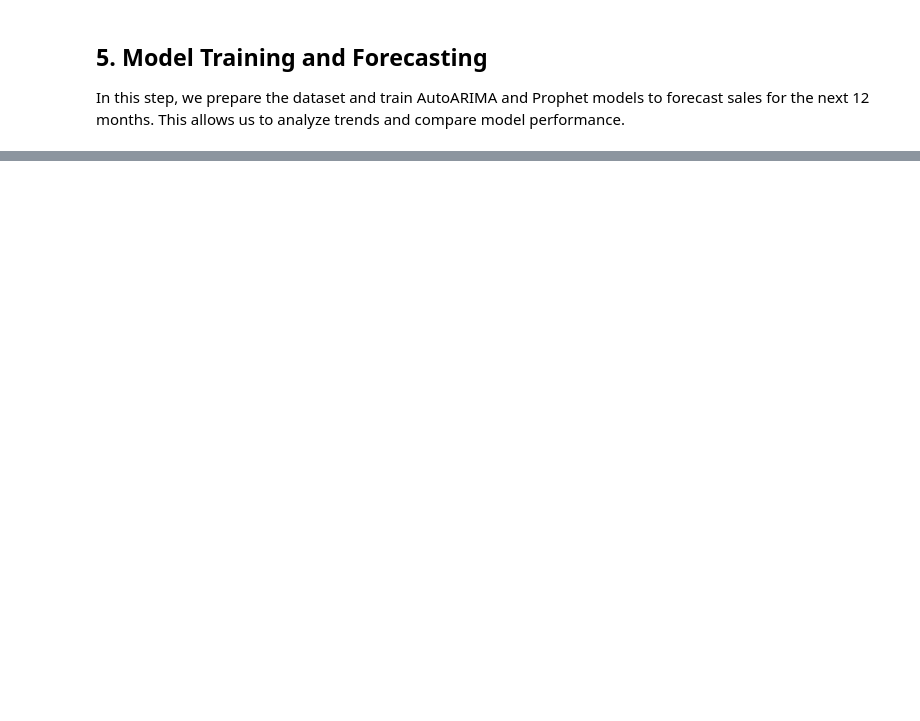
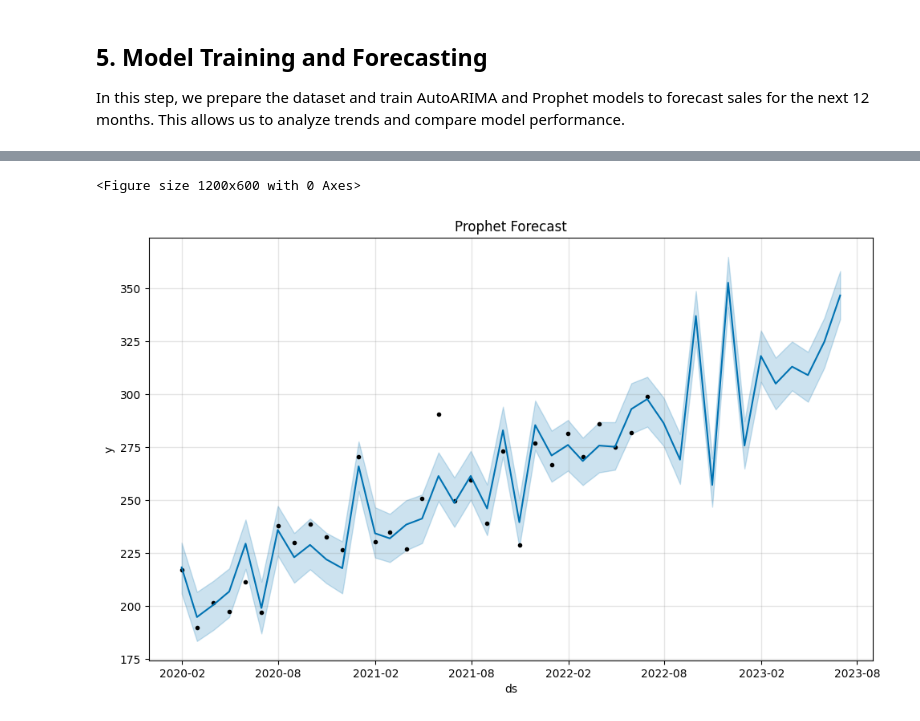
Before and after one commit to victoriousvictor42/Sales-Forecasting, a Jupyter notebook: Sales_Forecasting_Using_Time_Series_Analysis.ipynb, the cells around one changed output, grey strips where cells are left out. Saved outputs shown, nothing was run; the diff lists cells and outputs as text; code cells hidden in the pictures; blank space fills up the shorter version.

```diff
--- a/Sales_Forecasting_Using_Time_Series_Analysis.ipynb
+++ b/Sales_Forecasting_Using_Time_Series_Analysis.ipynb
@@ -209,0 +208,12 @@ In this step, we prepare the dataset and train AutoARIMA and Prophet models to f
+# %%
+# Split the dataset into training (first 30 months) and testing (last 6 months)
+train = df.iloc[:-6].copy()
+test = df.iloc[-6:].copy()
+
+# Prepare training data for Prophet/StatsForecast: rename columns to 'ds' and 'y' (target)
+train = train.rename(columns={'Date':'ds','Sales':'y'})
+
+# Add a unique ID column required by StatsForecast (useful for multiple time series)
+train['unique_id'] = 'Sales'
+
+train.head()
@@ -209,0 +253,14 @@ In this step, we prepare the dataset and train AutoARIMA and Prophet models to f
+# %%
+prophet_model = Prophet(yearly_seasonality=True)
+
+# Fit the Prophet model on the training data
+prophet_model.fit(train)
+
+# Create a dataframe for future dates to forecast the next 12 months
+future = prophet_model.make_future_dataframe(periods=12,freq='M')
+
+# Generating forecasts for both training and future periods
+forecast = prophet_model.predict(future)
+
+# Display the first few forecasted values
+forecast.head()
@@ -209,0 +286,9 @@ In this step, we prepare the dataset and train AutoARIMA and Prophet models to f
+# %%
+# Plot Prophet forecast
+plt.figure(figsize=(12,6))
+prophet_model.plot(forecast)
+plt.title('Prophet Forecast')
+plt.show()
+# %% [output]
+<Figure size 1200x600 with 0 Axes>
+[figure, added]
```
Also changed, not shown: parts of 28 cells of this notebook.
